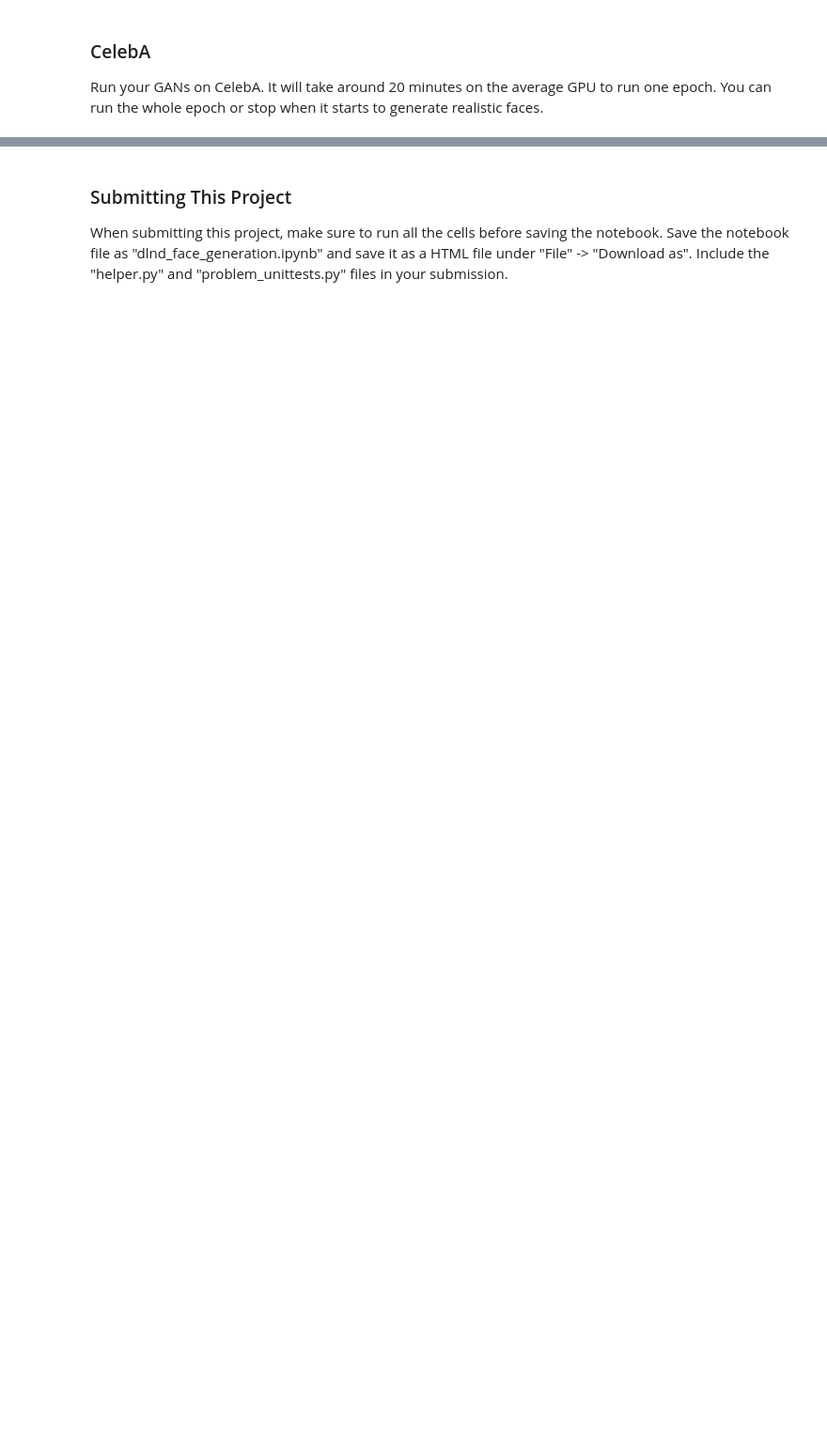
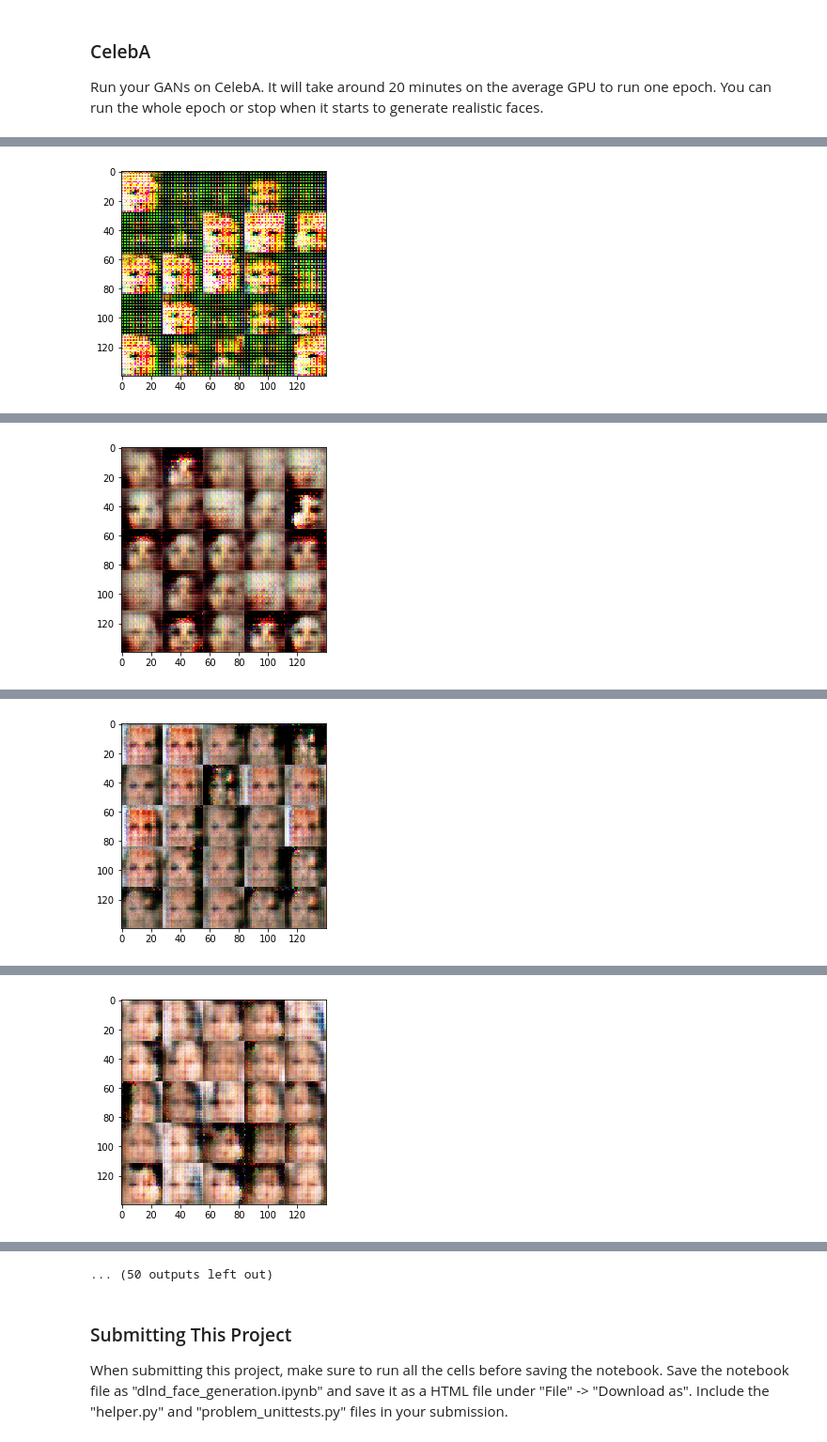
Before and after one commit to shree6791/Udacity, a Jupyter notebook: Project 4/dlnd_face_generation.ipynb, the cells around one changed output, grey strips where cells are left out. Shown at 94% size. Drawn from its saved outputs; the diff is of its cells as text; code cells hidden in the pictures; blank space fills up the shorter version.

```diff
--- a/Project 4/dlnd_face_generation.ipynb
+++ b/Project 4/dlnd_face_generation.ipynb
@@ -121,9 +118,9 @@ def model_inputs(image_width, image_height, image_channels, z_dim):
     :return: Tuple of (tensor of real input images, tensor of z data, learning rate)
     """
 
-    input_real = tf.placeholder(tf.float32, (None, image_width, image_height, image_channels),
-                                'input_real')
-    input_z = tf.placeholder(tf.float32, (None, z_dim), 'input_z')
+    input_real = tf.placeholder(tf.float32, shape=(None, image_width, image_height, image_channels),
+                                name ='input_real')
+    input_z = tf.placeholder(tf.float32, shape = (None, z_dim), name='input_z')
     learning_rate = tf.placeholder(tf.float32, name='learning_rate')
 
     return input_real, input_z, learning_rate
@@ -439,7 +436,7 @@ Run your GANs on CelebA.  It will take around 20 minutes on the average GPU to r
 # %%
 batch_size = 64
 z_dim = 100
-learning_rate = 0.002
+learning_rate = 0.003
 beta1 = 0.5
 
 """
@@ -451,3 +448,4 @@ celeba_dataset = helper.Dataset('celeba', glob(os.path.join(data_dir, 'img_align
 with tf.Graph().as_default():
     train(epochs, batch_size, z_dim, learning_rate, beta1, celeba_dataset.get_batches,
           celeba_dataset.shape, celeba_dataset.image_mode)
+# %% [output]
@@ -453,0 +453 @@ with tf.Graph().as_default():
+[figure, added]
@@ -453,0 +455 @@ with tf.Graph().as_default():
+[figure, added]
@@ -453,0 +457 @@ with tf.Graph().as_default():
+[figure, added]
@@ -453,0 +459 @@ with tf.Graph().as_default():
+[figure, added]
@@ -454,3 +464,4 @@ with tf.Graph().as_default():
+... (50 outputs left out)
 # %% [markdown]
 ### Submitting This Project
 When submitting this project, make sure to run all the cells before saving the notebook. Save the notebook file as "dlnd_face_generation.ipynb" and save it as a HTML file under "File" -> "Download as". Include the "helper.py" and "problem_unittests.py" files in your submission.
```
Also changed, not shown: parts of 4 cells of this notebook, 1 other file.
